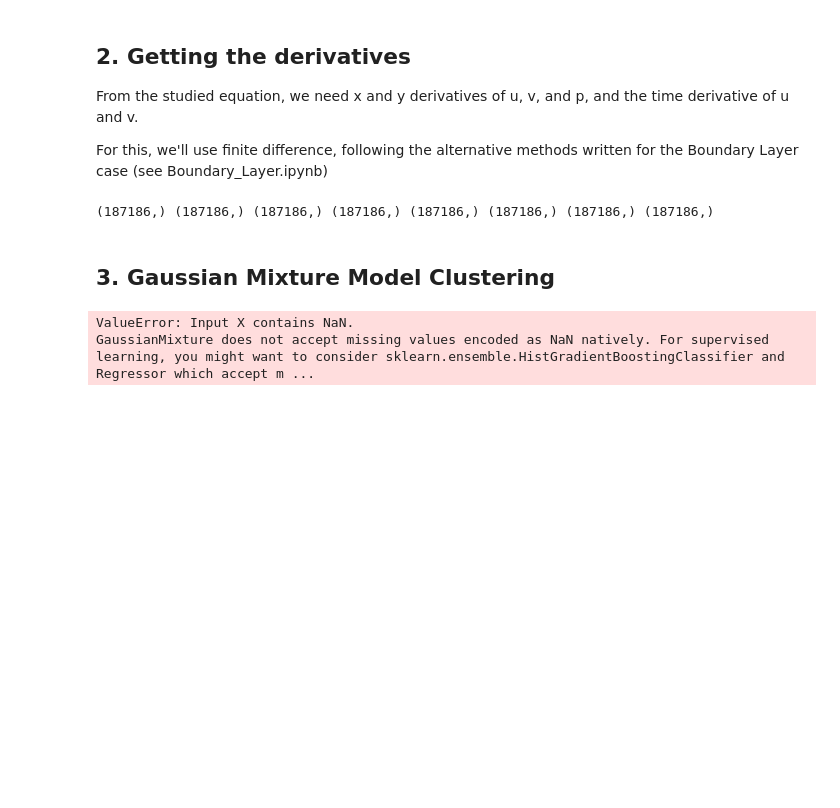
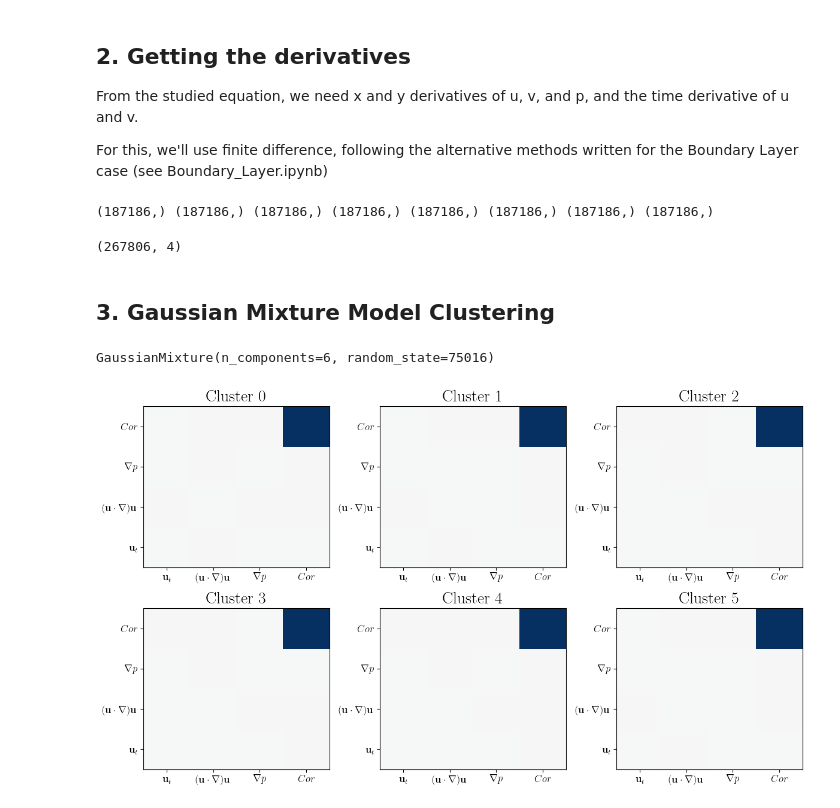
Before and after one commit to tbreitburd/Learning-Dominant-Physical-Processes-using-Unsupervised-Learning-Techniques-, a Jupyter notebook: Notebooks/Geostrophic_Balance.ipynb, the cells around one changed output. Saved outputs shown, nothing was run; the diff lists cells and outputs as text; code cells hidden in the pictures; blank space fills up the shorter version.

```diff
--- a/Notebooks/Geostrophic_Balance.ipynb
+++ b/Notebooks/Geostrophic_Balance.ipynb
@@ -138,12 +167,12 @@ u_grad_v = u[0] * v_x + v[0] * v_y
 
 # Get the Coriolis term
 f = f.reshape(ny, 1)
-f_u = f * u[0]
+f_u = -f * u[0]
 f_v = f * v[0]
 
 # Get the pressure gradient term
 p_x = -rho * (u_t + u_grad_u + f_v)
-p_y = -rho * (v_t + u_grad_v - f_u)
+p_y = -rho * (v_t + u_grad_v + f_u)
 # %%
 # Define the features
 
@@ -194,14 +223,43 @@ features_mer = features_mer.to_numpy()
 features_zon = features_zon.to_numpy()
 
 nfeatures = 4
+# %%
+# Define labels:
+labels = [
+    r"$\mathbf{u}_{t}$",
+    r"$(\mathbf{u} \cdot \nabla)\mathbf{u}$",
+    r"$\nabla p$",
+    r"$Cor$",
+]
+# %%
+# Get rid of nan values
+features_mer = features_mer[~np.isnan(features_mer).any(axis=1)]
+features_zon = features_zon[~np.isnan(features_zon).any(axis=1)]
+
+# Combine the meridional and zonal features
+features = np.concatenate((features_mer, features_zon), axis=0)
+# %%
+features.shape
+# %% [output]
+(267806, 4)
 # %% [markdown]
 ## 3. Gaussian Mixture Model Clustering
 # %%
 seed = 75016
 np.random.seed(seed)
 
-model = GaussianMixture(n_components=6, random_state=seed)
-model.fit(features_mer)
+# Fit the model on 50% of the data
+frac = 0.5
+features_train, _ = sk.model_selection.train_test_split(
+    features, train_size=frac, random_state=seed
+)
+
+n_clusters = 6
+model = GaussianMixture(n_components=n_clusters, random_state=seed)
+model.fit(features_train)
 # %% [output]
-ValueError: Input X contains NaN.
-GaussianMixture does not accept missing values encoded as NaN natively. For supervised learning, you might want to consider sklearn.ensemble.HistGradientBoostingClassifier and Regressor which accept m ...
+GaussianMixture(n_components=6, random_state=75016)
+# %%
+pf.plot_cov_mat(model, nfeatures, n_clusters, labels, "GMM")
+# %% [output]
+[figure, added]
```
Also changed, not shown: parts of 4 cells of this notebook.
